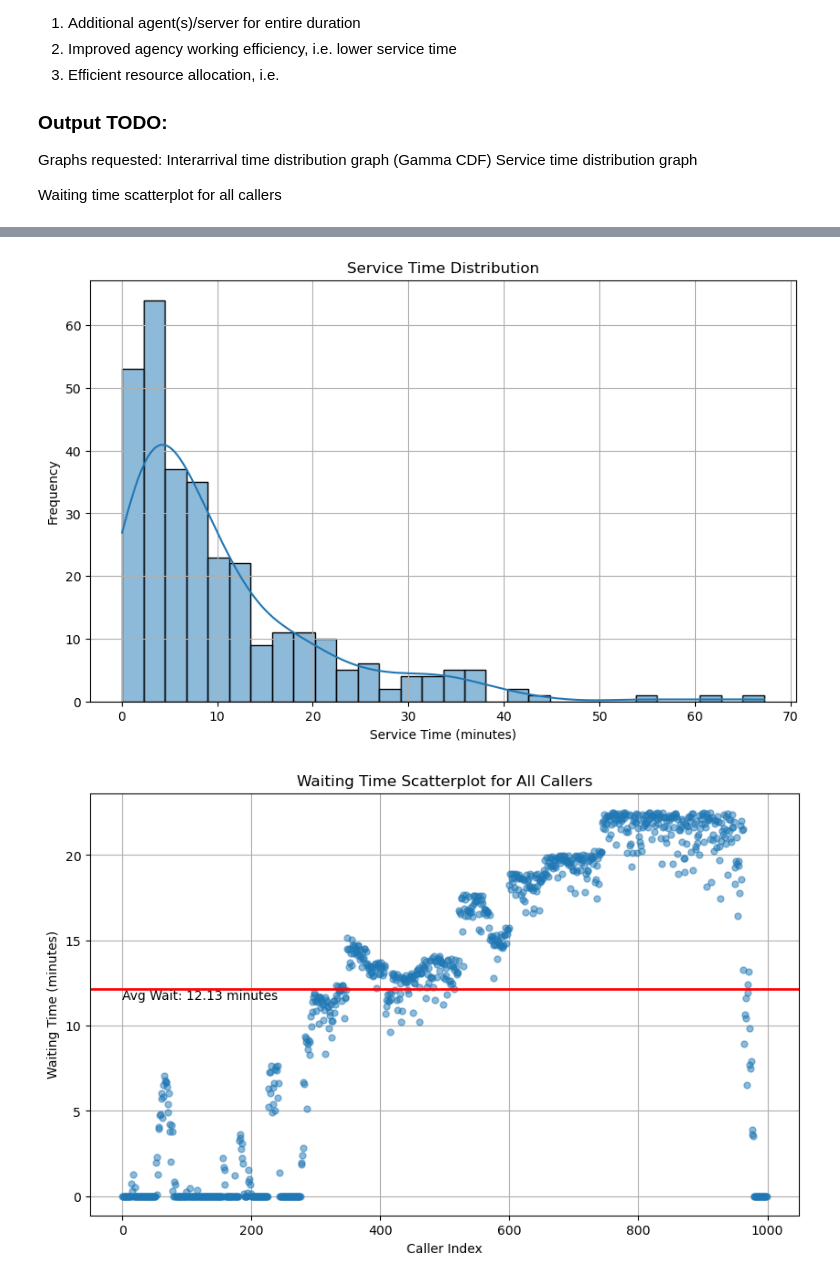
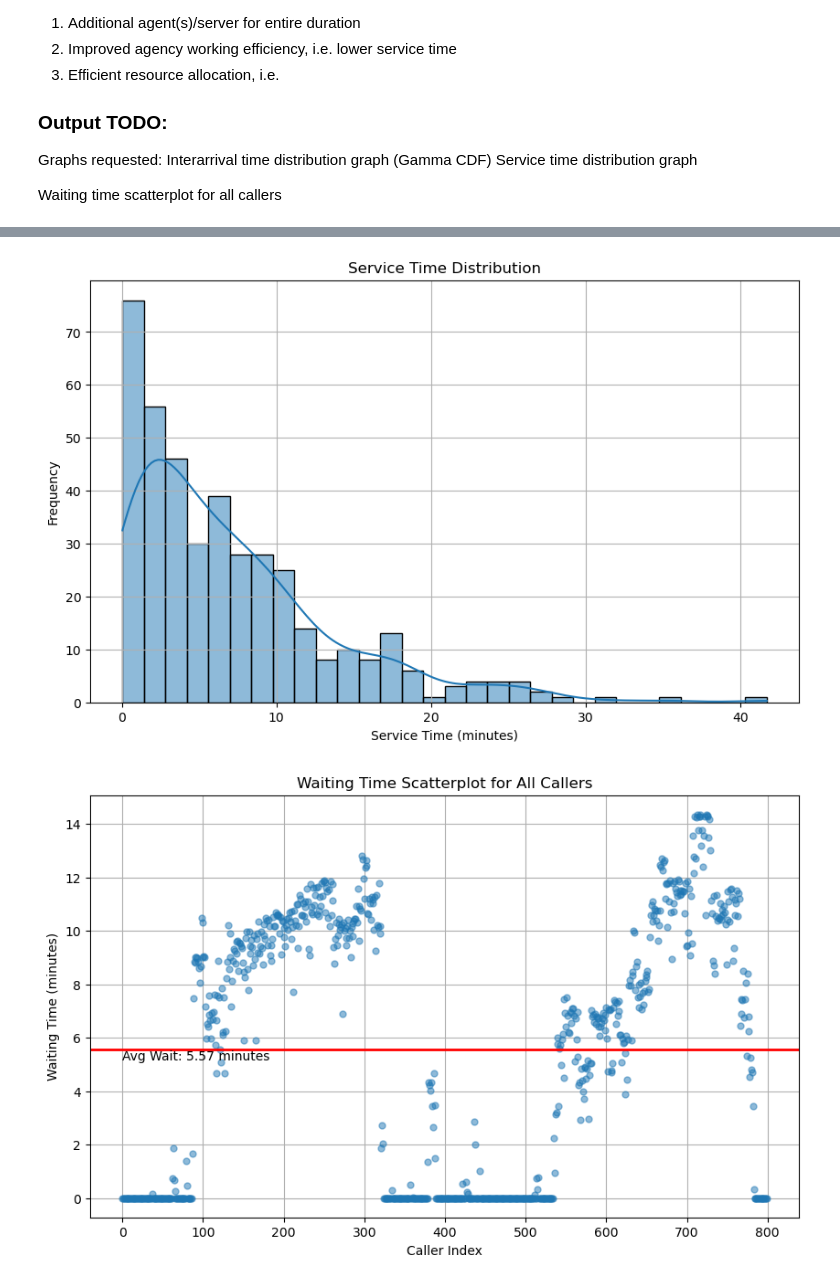
Before and after one commit to yumisu24/SYS5110_project, a Jupyter notebook: v2_Call_Centre_Simulation.ipynb, the cells around one changed output, grey strips where cells are left out. Cells and saved outputs as stored; diff of their text form; code cells hidden in the pictures.

Commit message:
updated parameters for the call centre simulation

```diff
--- a/v2_Call_Centre_Simulation.ipynb
+++ b/v2_Call_Centre_Simulation.ipynb
@@ -5,8 +8,8 @@ v2
 # %%
 # Basic Parameters
 num_queues = 1    # single queue. UNUSED
-num_calls = 1000  # Number of calls to simulate
-num_servers = 10  # Number of agents (servers) answering calls
+num_calls = 800  # Number of calls to simulate
+num_servers = 7  # Number of agents (servers) answering calls
 # %%
 # Generate inter-arrival times for all 1000 calls fitted on distribution
 import numpy as np
@@ -33,8 +36,10 @@ def generate_interarrival_times(hourly_calls, minutes_per_hour=60):
             inter_arrival_times.extend(times)
     return inter_arrival_times
 
+
+
 # Hourly call preset discrete distribution of 1000 calls over 16 hours of working time
-hourly_calls = [50, 50, 50, 50, 50, 50, 87, 87, 88, 88, 100, 100, 50, 50, 25, 25]
+hourly_calls = [39,39,66,85,85,39,39,39,39,39,55,69,69,39,39,20]
 data_inter_arrival_times = generate_interarrival_times(hourly_calls)
 
 # Print a few sample inter-arrival times
@@ -73,7 +78,7 @@ Total Number of Max. Waiting Times Generated: 1000
 # %%
 # Custom functions for generating service time for one call
 def generate_service_time():
-    return np.random.exponential(1 / 5) * 50  # Service time ~ Exponential(5)
+    return np.random.exponential(1 / 0.14)  # Service time ~ Exponential(5)
 # %%
 # Main program
 import numpy as np
@@ -307,18 +322,18 @@ plt.ylabel('Frequency')
 plt.grid(True)
 plt.show()
 # %% [output]
-[figure, old version]
+[figure, new version]
 # %%
 # 3. Waiting Time Scatterplot for All Callers
 plt.figure(figsize=(10, 6))
 plt.plot(range(num_calls), waiting_times_with_abandon, 'o', markersize=5, alpha=0.5)
-plt.axhline(y=12.13, color='red', linewidth=2)  # Reference line at 12.13 minutes as the average of waiting times (including abandoned calls)
+plt.axhline(y=average_waiting_time_including_abandon, color='red', linewidth=2)  # Reference line at 12.13 minutes as the average of waiting times (including abandoned calls)
 plt.text(0, average_waiting_time_including_abandon, f"Avg Wait: {round(average_waiting_time_including_abandon, 2)} minutes",
          verticalalignment='top', fontsize=10)
 plt.title('Waiting Time Scatterplot for All Callers')
 plt.xlabel('Caller Index')
 plt.ylabel('Waiting Time (minutes)')
 plt.grid(True)
 plt.show()
 # %% [output]
-[figure, old version]
+[figure, new version]
```
Also changed, not shown: parts of 11 cells of this notebook, 5 other files.
